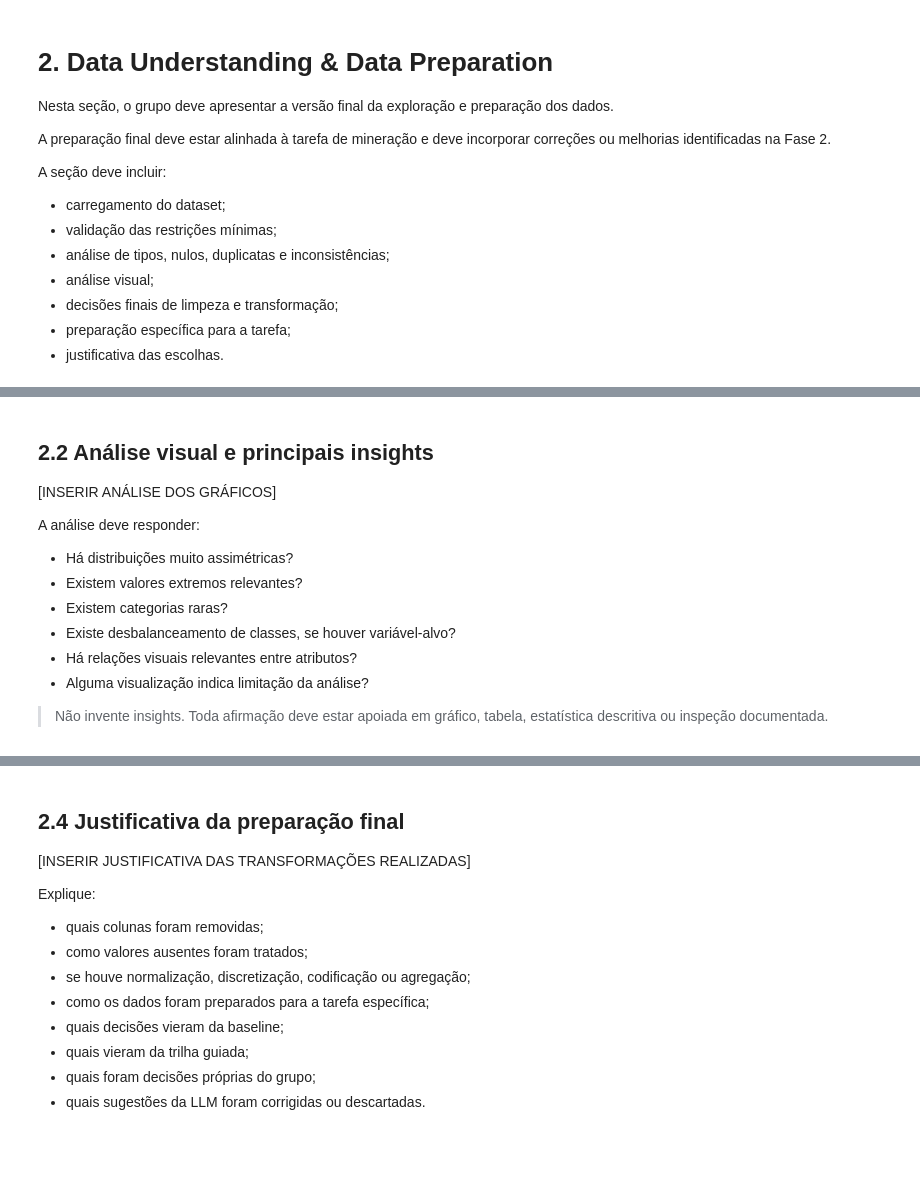
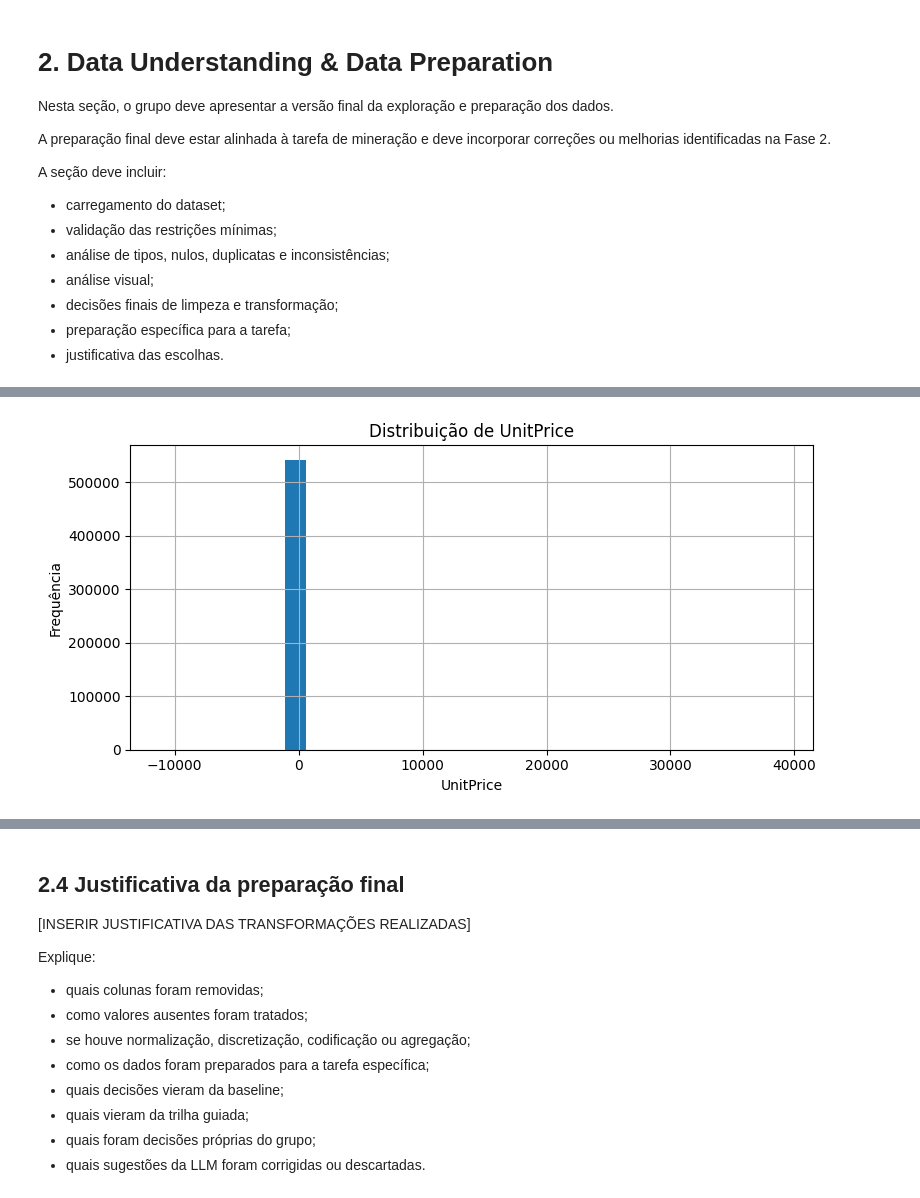
Before and after one commit to carolinabarcellos/TP1-Mineracao, a Jupyter notebook: TP1_Fase3_Grupo1.ipynb, the cells around one changed output, grey strips where cells are left out. Cells and saved outputs as stored; diff of their text form; code cells hidden in the pictures; blank space fills up the shorter version.

Commit message:
adicao das tarefas 1 até 2.3

```diff
--- a/TP1_Fase3_Grupo1.ipynb
+++ b/TP1_Fase3_Grupo1.ipynb
@@ -111,12 +119,12 @@ RANDOM_STATE = 42
 
 # Caminho para o dataset.
 # Substitua pelo caminho real do arquivo usado pelo grupo.
-DATA_PATH = "[INSERIR_CAMINHO_DO_ARQUIVO]"
+DATA_PATH = "dados/UCI Online Retail.csv"
 
 # Tipo de tarefa do TP.
 # Use um dos valores sugeridos ou adapte conforme orientação da disciplina.
 # Opções esperadas neste modelo: "padroes_frequentes", "agrupamento", "classificacao".
-TASK_TYPE = "[INSERIR_TIPO_DA_TAREFA]"
+TASK_TYPE = "padroes_frequentes"
 
 # Coluna-alvo, quando aplicável.
 # Para classificação, deve indicar a variável de classe.
@@ -124,7 +132,8 @@ TASK_TYPE = "[INSERIR_TIPO_DA_TAREFA]"
 TARGET_COLUMN = None  # Exemplo: "classe"
 
 # Coluna usada para gerar transações, quando o TP for de padrões frequentes.
-TRANSACTION_COLUMN = "[INSERIR_COLUNA_DE_TRANSACOES]"
+
+TRANSACTION_COLUMN = "InvoiceNo" #a cesta será definida por InvoiceNo
 
 # Diretório opcional para salvar tabelas, figuras ou artefatos.
 OUTPUT_DIR = "outputs"
@@ -369,18 +442,3 @@ def plot_matriz_correlacao(df: pd.DataFrame) -> None:
 # plot_distribuicao_numerica(df, "[COLUNA_NUMERICA]")
 # plot_contagem_categorica(df, "[COLUNA_CATEGORICA]")
 # plot_matriz_correlacao(df)
-# %% [markdown]
-## 2.2 Análise visual e principais insights
-
-[INSERIR ANÁLISE DOS GRÁFICOS]
-
-A análise deve responder:
-
-- Há distribuições muito assimétricas?
-- Existem valores extremos relevantes?
-- Existem categorias raras?
-- Existe desbalanceamento de classes, se houver variável-alvo?
-- Há relações visuais relevantes entre atributos?
-- Alguma visualização indica limitação da análise?
-
-> Não invente insights. Toda afirmação deve estar apoiada em gráfico, tabela, estatística descritiva ou inspeção documentada.
@@ -386,0 +470,4 @@ A análise deve responder:
+# %%
+plot_distribuicao_numerica(df, "UnitPrice") #Com outliers
+# %% [output]
+[figure, added]
```
Also changed, not shown: parts of 36 cells of this notebook.
